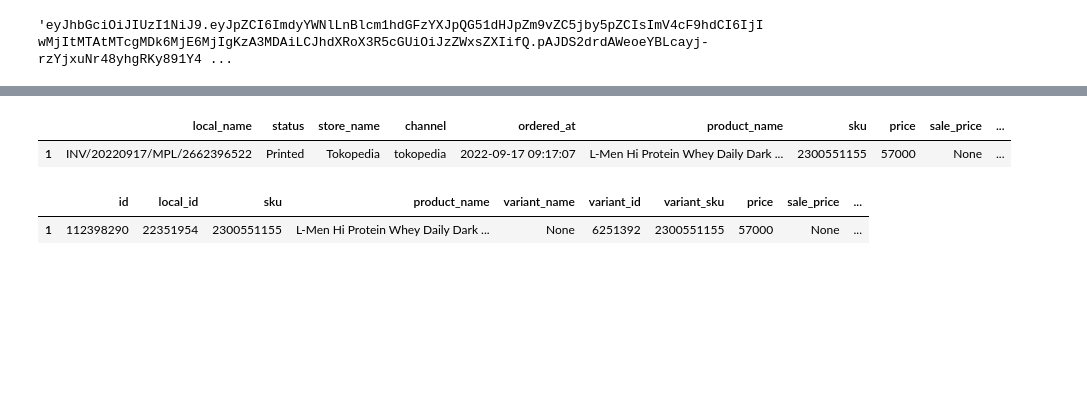
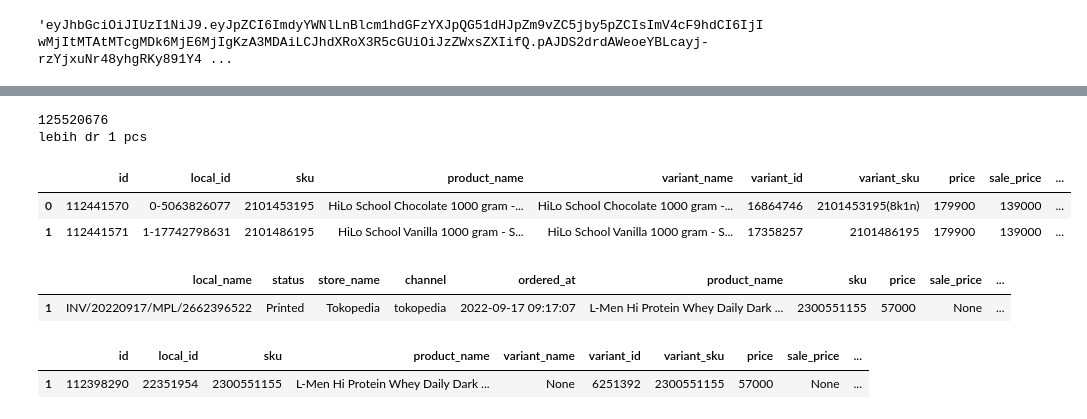
Before and after one commit to timgio26/masterdata_beta, a Jupyter notebook: Untitled.ipynb, the cells around one changed output, grey strips where cells are left out. Saved outputs shown, nothing was run; the diff lists cells and outputs as text; code cells hidden in the pictures; blank space fills up the shorter version.

```diff
--- a/Untitled.ipynb
+++ b/Untitled.ipynb
@@ -78,3 +50,47 @@ for order in ordlist:
+# %%
+import requests
+import json
+resdf=pd.DataFrame(index=[])
+# [125520744,125520676,125520662,125520643]
+for order in [125520676]:
+    print(order)
+    url = f"https://accounts.forstok.com/api/v1/orders/{order}.json"
+    payload = {'user_id': 'grace.permatasari@nutrifood.co.id', 'auth_type': 'jwt'}
+    headers = {'Content-Type': 'application/json',"Authorization": f"Bearer {token}"}
+    response = requests.request("GET", url, headers=headers, params=payload)
+
+    df=pd.DataFrame(response.json()['item_lines'])
+    df['Qty. Invoiced']=df.groupby('sku').cumcount()+1
+    if len(df.index)>1:
+        print('lebih dr 1 pcs')
+    df=df.drop_duplicates('sku',keep='last').rename(columns={'name':'product_name'})
+
+    for i in response.json().items():
+        # print(i[0])
+        if i[0] in ['local_name','status','store_name','channel','ordered_at','subtotal','discount_amount','shipping_price','total_price']:
+            df[i[0]]=f"{i[1]}"
+            # display(df[[i[0]]])
+        elif i[0]=='address':
+            df['address_1']=f"{response.json()['address']['address_1']}"
+            for data in ['city','country','name','phone','postal_code']:
+                df[f'{data}']=f"{response.json()['address'][f'{data}']}"
+        # print()
+    df[['local_name','status','store_name','channel',
+        'ordered_at','product_name','sku','price',
+        'sale_price','Qty. Invoiced','subtotal','total_price',
+        'discount_amount','shipping_provider','shipping_price','total_price',
+        'name','phone','address_1','city','country','postal_code']]
+    resdf=resdf.append(df).reset_index(drop=True)
+# %% [output]
+125520676
+lebih dr 1 pcs
+# %%
+response.json()['item_lines']
+resdf
+# %% [output]
+|  | id | local_id | sku | product_name | variant_name | variant_id | variant_sku | price | sale_price | ... |
+| 0 | 112441570 | 0-5063826077 | 2101453195 | HiLo School Chocolate 1000 gram -... | HiLo School Chocolate 1000 gram -... | 16864746 | 2101453195(8k1n) | 179900 | 139000 | ... |
+| 1 | 112441571 | 1-17742798631 | 2101486195 | HiLo School Vanilla 1000 gram - S... | HiLo School Vanilla 1000 gram - S... | 17358257 | 2101486195 | 179900 | 139000 | ... |
 # %%
 # for order in response.json()['orders']:
 #     print(order['id'])#['id']
```
Also changed, not shown: parts of 2 cells of this notebook.
